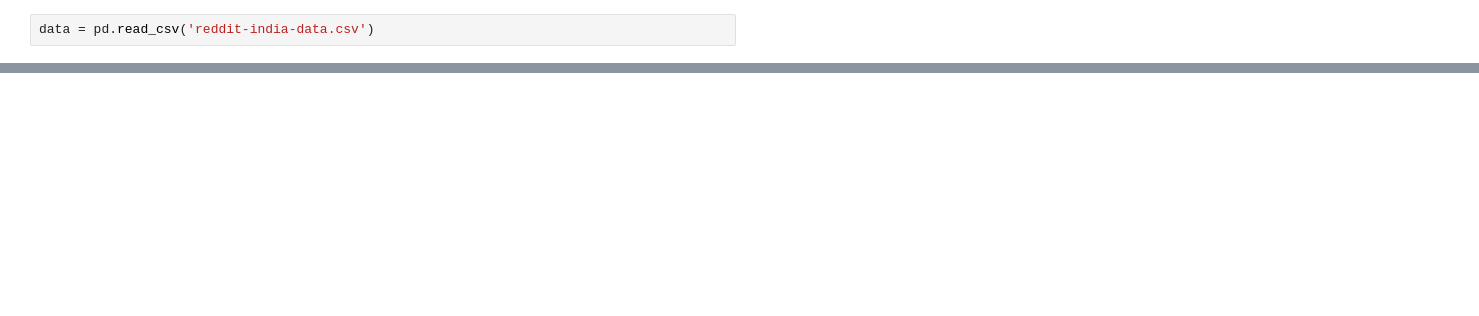
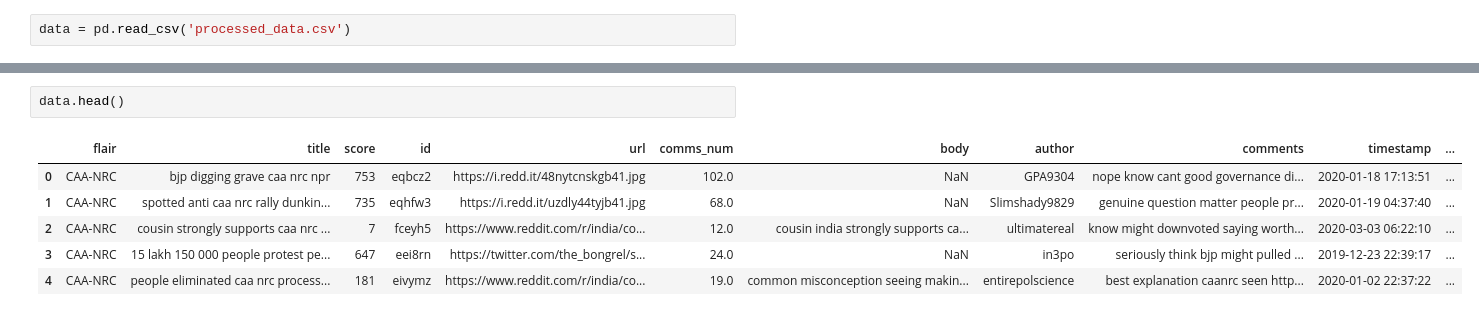
Before and after one commit to ChetanMadan/Flair-Detection, a Jupyter notebook: EDA Analysis.ipynb, the cells around one changed output, grey strips where cells are left out. Drawn from its saved outputs; the diff is of its cells as text; blank space fills up the shorter version.

Commit message:
data analysis

```diff
--- a/EDA Analysis.ipynb
+++ b/EDA Analysis.ipynb
@@ -6,2 +10,2 @@ import seaborn as sns
 # %%
-data = pd.read_csv('reddit-india-data.csv')
+data = pd.read_csv('processed_data.csv')
@@ -9,0 +27,9 @@ FileNotFoundError: [Errno 2] File b'reddit-india-data.csv' does not exist: b'red
+# %%
+data.head()
+# %% [output]
+|  | flair | title | score | id | url | comms_num | body | author | comments | timestamp | ... |
+| 0 | CAA-NRC | bjp digging grave caa nrc npr | 753 | eqbcz2 | https://i.redd.it/48nytcnskgb41.jpg | 102.0 | NaN | GPA9304 | nope know cant good governance di... | 2020-01-18 17:13:51 | ... |
+| 1 | CAA-NRC | spotted anti caa nrc rally dunkin... | 735 | eqhfw3 | https://i.redd.it/uzdly44tyjb41.jpg | 68.0 | NaN | Slimshady9829 | genuine question matter people pr... | 2020-01-19 04:37:40 | ... |
+| 2 | CAA-NRC | cousin strongly supports caa nrc ... | 7 | fceyh5 | https://www.reddit.com/r/india/co... | 12.0 | cousin india strongly supports ca... | ultimatereal | know might downvoted saying worth... | 2020-03-03 06:22:10 | ... |
+| 3 | CAA-NRC | 15 lakh 150 000 people protest pe... | 647 | eei8rn | https://twitter.com/the_bongrel/s... | 24.0 | NaN | in3po | seriously think bjp might pulled ... | 2019-12-23 22:39:17 | ... |
+| 4 | CAA-NRC | people eliminated caa nrc process... | 181 | eivymz | https://www.reddit.com/r/india/co... | 19.0 | common misconception seeing makin... | entirepolscience | best explanation caanrc seen http... | 2020-01-02 22:37:22 | ... |
```
Also changed, not shown: parts of 28 cells of this notebook, 3 other files.
